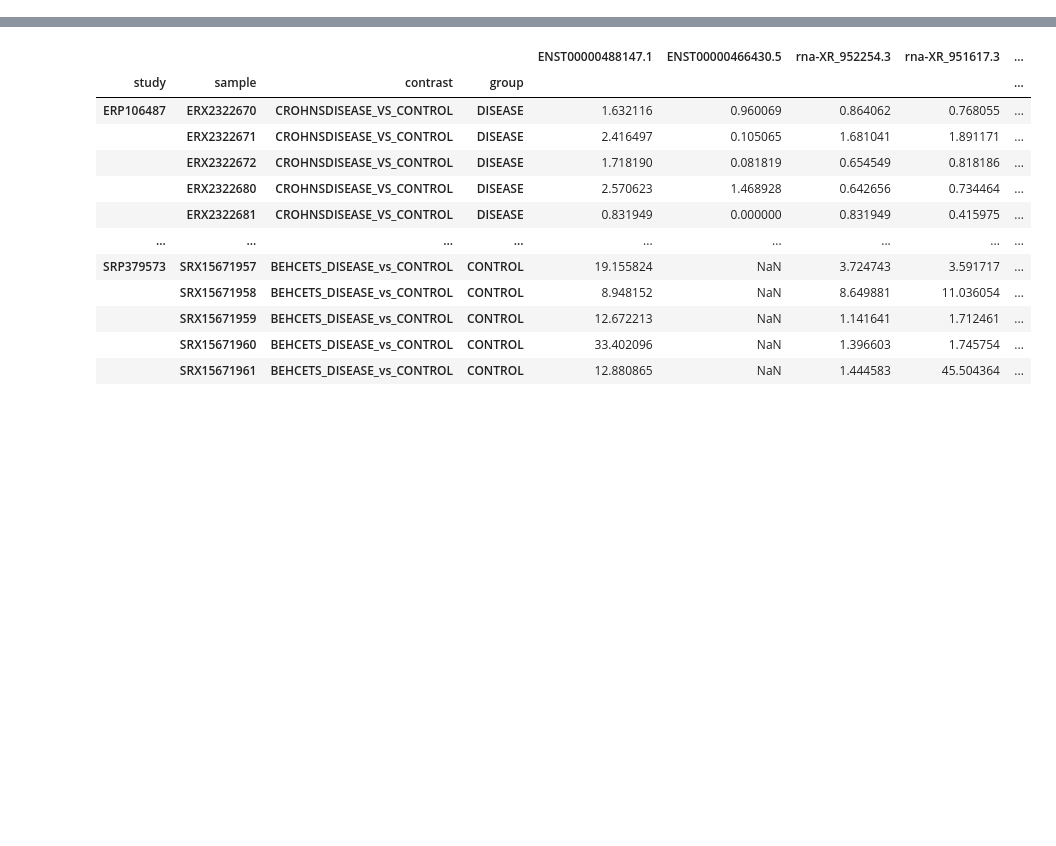
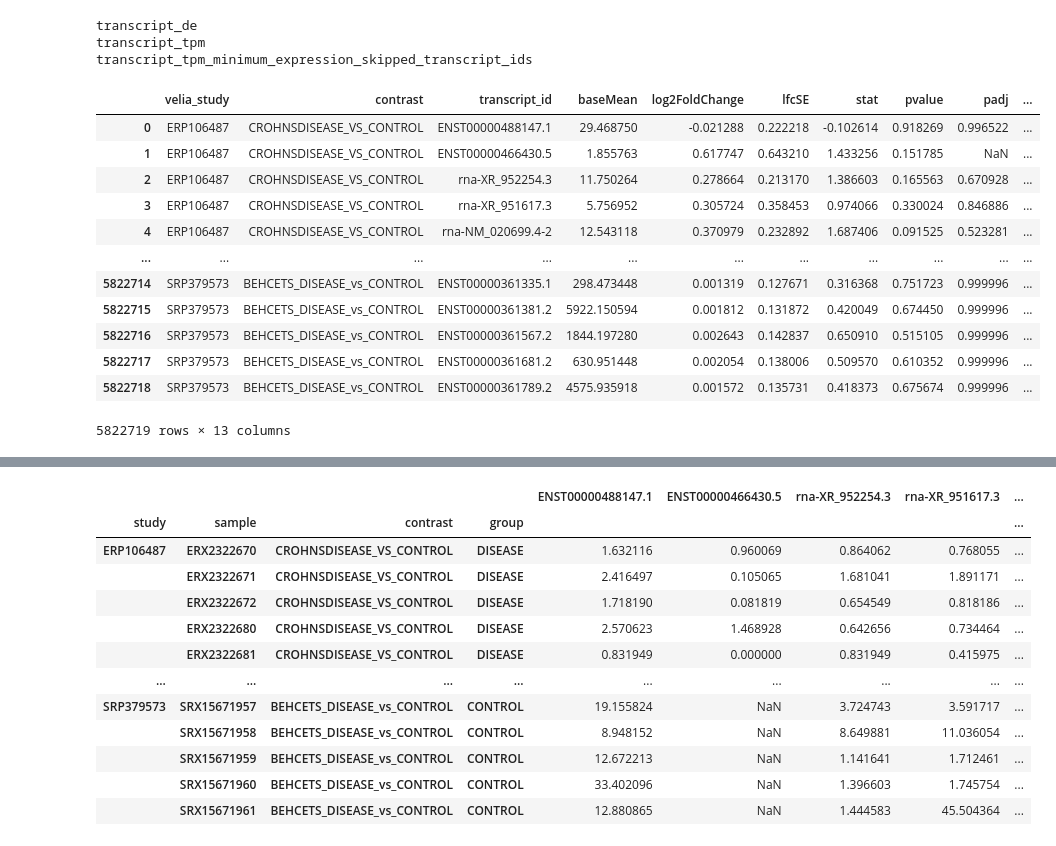
Before and after one commit to veliatx/dashboard, a Jupyter notebook: dashboard/testing.ipynb, the cells around one changed output, grey strips where cells are left out. Saved outputs shown, nothing was run; the diff lists cells and outputs as text; code cells hidden in the pictures; blank space fills up the shorter version.

```diff
--- a/dashboard/testing.ipynb
+++ b/dashboard/testing.ipynb
@@ -65 +148,42 @@ de_tables_dict['ENST00000625998']
+# %%
+import sqlite3
+
+# Replace this with your SQLite database file path
+db_file = '../data/autoimmune_expression_atlas_v1.db'
+
+# Connect to the SQLite database
+conn = sqlite3.connect(db_file)
+cursor = conn.cursor()
+
+# Query to find all table names in the database
+query = "SELECT name FROM sqlite_master WHERE type='table';"
+cursor.execute(query)
+
+# Fetching all table names
+tables = cursor.fetchall()
+
+# Print table names
+for table in tables:
+    print(table[0])
+df = pd.read_sql("SELECT * FROM transcript_de", conn)
+# Close the connection
+conn.close()
+df
+# %% [output]
+transcript_de
+transcript_tpm
+transcript_tpm_minimum_expression_skipped_transcript_ids
+|  | velia_study | contrast | transcript_id | baseMean | log2FoldChange | lfcSE | stat | pvalue | padj | ... |
+| 0 | ERP106487 | CROHNSDISEASE_VS_CONTROL | ENST00000488147.1 | 29.468750 | -0.021288 | 0.222218 | -0.102614 | 0.918269 | 0.996522 | ... |
+| 1 | ERP106487 | CROHNSDISEASE_VS_CONTROL | ENST00000466430.5 | 1.855763 | 0.617747 | 0.643210 | 1.433256 | 0.151785 | NaN | ... |
+| 2 | ERP106487 | CROHNSDISEASE_VS_CONTROL | rna-XR_952254.3 | 11.750264 | 0.278664 | 0.213170 | 1.386603 | 0.165563 | 0.670928 | ... |
+| 3 | ERP106487 | CROHNSDISEASE_VS_CONTROL | rna-XR_951617.3 | 5.756952 | 0.305724 | 0.358453 | 0.974066 | 0.330024 | 0.846886 | ... |
+| 4 | ERP106487 | CROHNSDISEASE_VS_CONTROL | rna-NM_020699.4-2 | 12.543118 | 0.370979 | 0.232892 | 1.687406 | 0.091525 | 0.523281 | ... |
+| ... | ... | ... | ... | ... | ... | ... | ... | ... | ... | ... |
+| 5822714 | SRP379573 | BEHCETS_DISEASE_vs_CONTROL | ENST00000361335.1 | 298.473448 | 0.001319 | 0.127671 | 0.316368 | 0.751723 | 0.999996 | ... |
+| 5822715 | SRP379573 | BEHCETS_DISEASE_vs_CONTROL | ENST00000361381.2 | 5922.150594 | 0.001812 | 0.131872 | 0.420049 | 0.674450 | 0.999996 | ... |
+| 5822716 | SRP379573 | BEHCETS_DISEASE_vs_CONTROL | ENST00000361567.2 | 1844.197280 | 0.002643 | 0.142837 | 0.650910 | 0.515105 | 0.999996 | ... |
+| 5822717 | SRP379573 | BEHCETS_DISEASE_vs_CONTROL | ENST00000361681.2 | 630.951448 | 0.002054 | 0.138006 | 0.509570 | 0.610352 | 0.999996 | ... |
+| 5822718 | SRP379573 | BEHCETS_DISEASE_vs_CONTROL | ENST00000361789.2 | 4575.935918 | 0.001572 | 0.135731 | 0.418373 | 0.675674 | 0.999996 | ... |
+5822719 rows × 13 columns
 # %%
```
Also changed, not shown: parts of 40 cells of this notebook, 10 other files.
